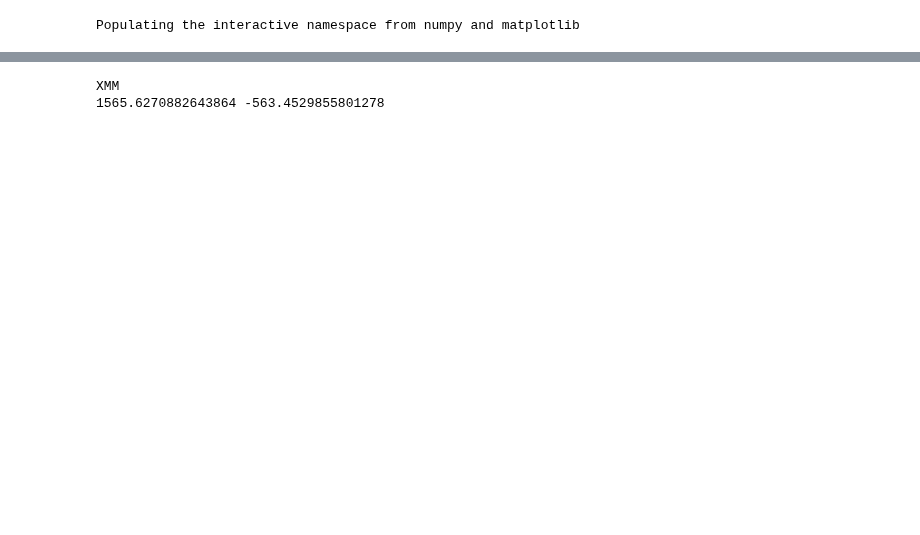
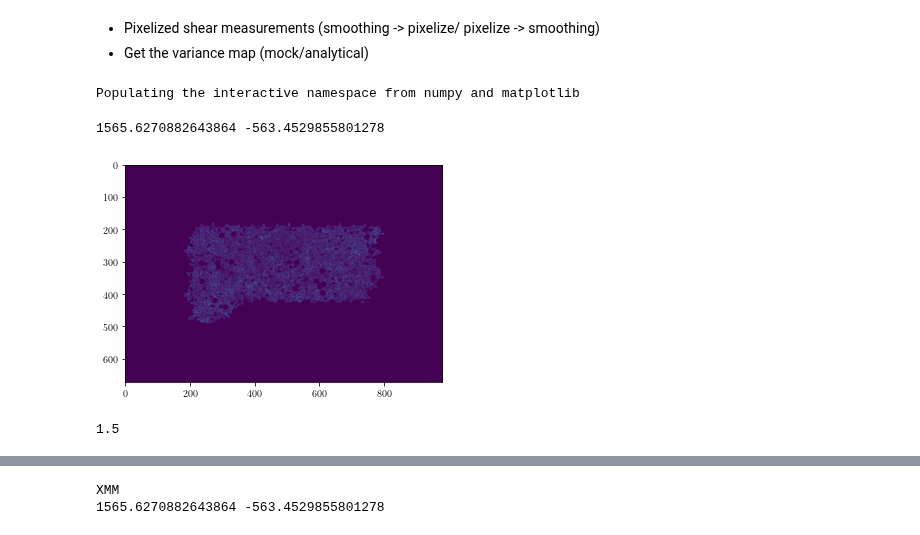
Before and after one commit to mr-superonion/splinv, a Jupyter notebook: notebook/s19/pixelation.ipynb, the cells around one changed output, grey strips where cells are left out. Cells and saved outputs as stored; diff of their text form; code cells hidden in the pictures; blank space fills up the shorter version.

```diff
--- a/notebook/s19/pixelation.ipynb
+++ b/notebook/s19/pixelation.ipynb
@@ -1,3 +1,6 @@
+# %% [markdown]
++ Pixelized shear measurements (smoothing -> pixelize/ pixelize -> smoothing)
++ Get the variance map (mock/analytical)
 # %%
 %pylab inline
 import os
@@ -16,3 +21,54 @@ configName  =   'wrkDir/config-nl20.ini'
 parser      =   ConfigParser()
 parser.read(configName)
 outDir      =   'wrkDir/pixel/'
+# %%
+fieldname='XMM'
+infname='wrkDir/reGaus_catalog/%s.fits' %(fieldname)
+data=pyfits.getdata(infname)
+head=pyfits.getheader(infname,ext=1)
+raMin=(head['ra_min']-3.)*60.
+raMax=(head['ra_max']+3.)*60.
+decMin=(head['dec_min']-3.)*60.
+decMax=(head['dec_max']+3.)*60.
+nx=int((raMax-raMin+1)//2*2)
+ny=int((decMax-decMin+1)//2*2)
+print(raMin,decMin)
+parser.set('transPlane','xmin','%s'%raMin)
+parser.set('transPlane','ymin','%s'%decMin)
+parser.set('transPlane','nx','%d'%nx)
+parser.set('transPlane','ny','%d'%ny)
+gridInfo    =   cartesianGrid3D(parser)
+x,y,z=data['ra'],data['dec'],data['dnn_zbest']
+v=data['g1']+1j*data['g2']
+ws=data['weight']
+g1OutTmp=numpy.histogramdd((z,y,x),bins=(gridInfo.zbound,gridInfo.ybound,gridInfo.xbound), weights=v.real*ws)[0]
+g2OutTmp=numpy.histogramdd((z,y,x),bins=(gridInfo.zbound,gridInfo.ybound,gridInfo.xbound), weights=v.imag*ws)[0]
+weightOut=numpy.histogramdd((z,y,x),bins=(gridInfo.zbound,gridInfo.ybound,gridInfo.xbound), weights=ws)[0]
+assert weightOut.shape==gridInfo.shape,'the output shape is different from expectation?'
+if gridInfo.sigma>0:
+    # smothing with Gausian Kernel
+    gausKer=haloSim.GausAtom(ny=ny,nx=nx,sigma=gridInfo.sigma,fou=True,lnorm=2.)
+    norm=gausKer[0,0]
+    gausKer/=norm
+    g1OutTmp=np.fft.ifft2(np.fft.fft2(g1OutTmp)*gausKer).real
+    g2OutTmp=np.fft.ifft2(np.fft.fft2(g2OutTmp)*gausKer).real
+    weightOut=np.fft.ifft2(np.fft.fft2(weightOut)*gausKer).real
+
+mask=weightOut>1.
+g1Out=np.zeros(gridInfo.shape)
+g1Out[mask]=g1OutTmp[mask]/weightOut[mask]
+g2Out=np.zeros(gridInfo.shape)
+g2Out[mask]=g2OutTmp[mask]/weightOut[mask]
+varOut=np.zeros(gridInfo.shape,dtype=float)
+# truncate the smoothing kernel
+# %% [output]
+1565.6270882643864 -563.4529855801278
+# %%
+plt.imshow(weightOut[0])
+pyfits.writeto('b.fits',weightOut,overwrite=True)
+# %% [output]
+[figure, added]
+# %%
+gridInfo.sigma/gridInfo.delta
+# %% [output]
+1.5
```
Also changed, not shown: parts of 14 cells of this notebook, 6 other files.
